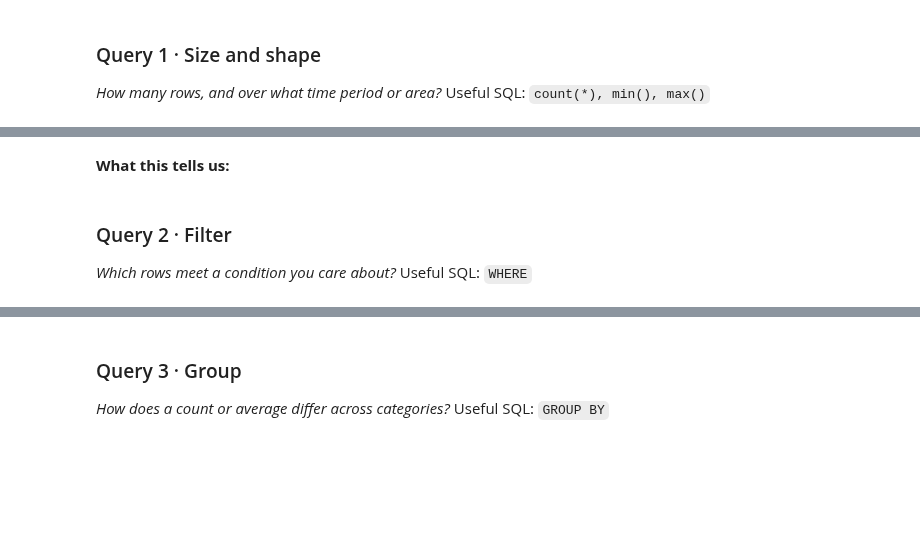
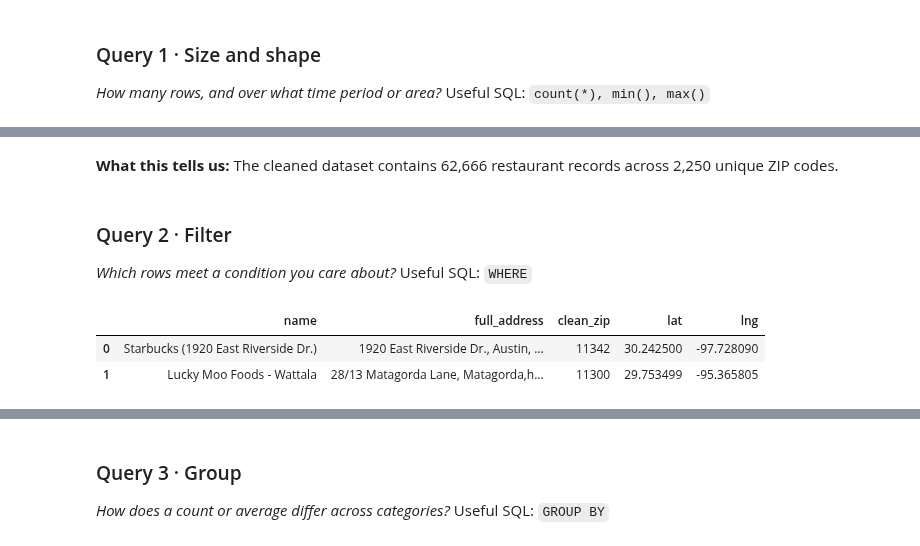
Before and after one commit to qy2345-boop/data-infra-project, a Jupyter notebook: notebooks/lab1_home_your_data.ipynb, the cells around one changed output, grey strips where cells are left out. Cells and saved outputs as stored; diff of their text form; code cells hidden in the pictures; blank space fills up the shorter version.

```diff
--- a/notebooks/lab1_home_your_data.ipynb
+++ b/notebooks/lab1_home_your_data.ipynb
@@ -144,7 +680,32 @@ con.sql("""
 # %% [markdown]
-**What this tells us:**
+**What this tells us:** The cleaned dataset contains 62,666 restaurant records across 2,250 unique ZIP codes.
 # %% [markdown]
 ### Query 2 · Filter
 *Which rows meet a condition you care about?* Useful SQL: `WHERE`
+# %%
+con.sql("""
+    SELECT
+        name,
+        full_address,
+        clean_zip,
+        lat,
+        lng
+    FROM restaurants_verified
+    WHERE clean_zip LIKE '100%'
+       OR clean_zip LIKE '101%'
+       OR clean_zip LIKE '102%'
+       OR clean_zip LIKE '103%'
+       OR clean_zip LIKE '104%'
+       OR clean_zip LIKE '111%'
+       OR clean_zip LIKE '112%'
+       OR clean_zip LIKE '113%'
+       OR clean_zip LIKE '114%'
+       OR clean_zip LIKE '116%'
+       OR clean_zip IN ('11004', '11005')
+""").df()
+# %% [output]
+|  | name | full_address | clean_zip | lat | lng |
+| 0 | Starbucks (1920 East Riverside Dr.) | 1920 East Riverside Dr., Austin, ... | 11342 | 30.242500 | -97.728090 |
+| 1 | Lucky Moo Foods - Wattala | 28/13 Matagorda Lane, Matagorda,h... | 11300 | 29.753499 | -95.365805 |
 # %%
 con.sql("""
```
Also changed, not shown: parts of 55 cells of this notebook, 5 other files.
